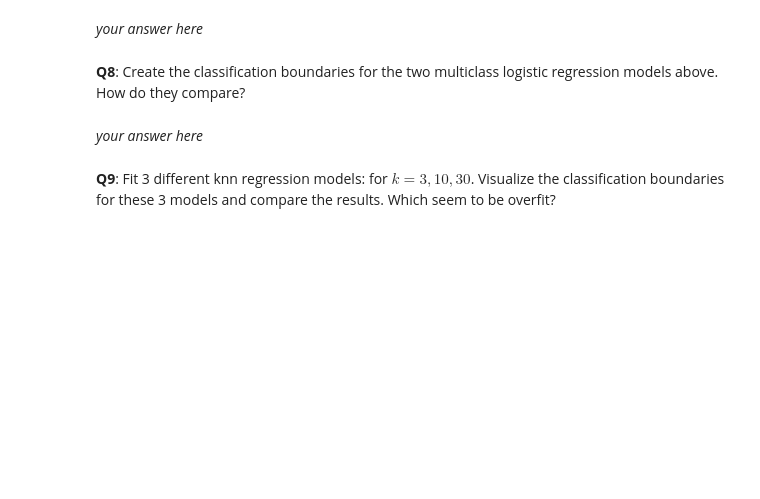
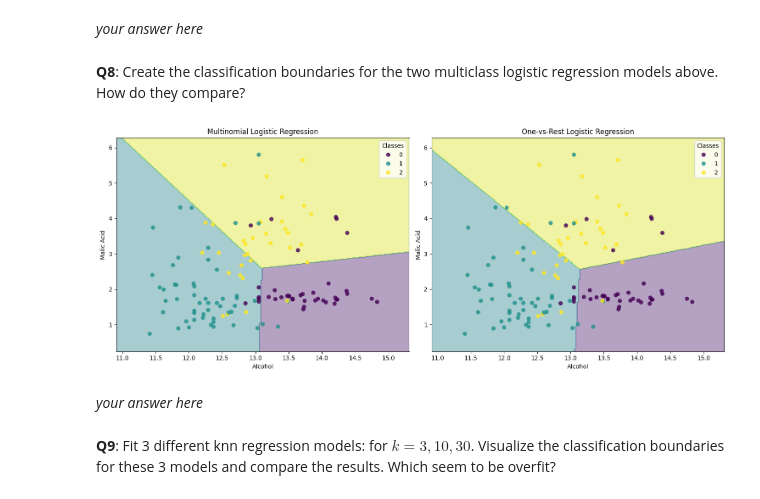
Before and after one commit to MuaazWahid/cs550, a Jupyter notebook: week6/hw/Module6-06-HW.ipynb, the cells around one changed output. Saved outputs shown, nothing was run; the diff lists cells and outputs as text; code cells hidden in the pictures; blank space fills up the shorter version.

```diff
--- a/week6/hw/Module6-06-HW.ipynb
+++ b/week6/hw/Module6-06-HW.ipynb
@@ -60,3 +65,5 @@ X_full.head()
+# %%
+X_train, X_test, y_train, y_test = train_test_split(X_full, y, test_size=0.7, random_state=109, shuffle=True)
 # %% [markdown]
 *your answer here*
 # %% [markdown]
@@ -71,0 +97,18 @@ X_full.head()
+# %%
+X_train_subset = X_train[['alcohol', 'malic_acid']]
+X_test_subset = X_test[['alcohol', 'malic_acid']]
+
+y_train_binary = (y_train == 0).astype(int)
+y_test_binary = (y_test == 0).astype(int)
+binary_model = LogisticRegression(random_state=109)
+binary_model.fit(X_train_subset, y_train_binary)
+
+multi_model = LogisticRegression(multi_class='multinomial', solver='lbfgs', random_state=109)
+multi_model.fit(X_train_subset, y_train)
+
+ovr_model = LogisticRegression(multi_class='ovr', random_state=109)
+ovr_model.fit(X_train_subset, y_train)
+
+print("binary indicator class 0:", binary_model.score(X_test_subset, y_test_binary))
+print("multinomial:", multi_model.score(X_test_subset, y_test))
+print("OvR logistic regression:", ovr_model.score(X_test_subset, y_test))
@@ -98,3 +220,32 @@ X_full.head()
+# %%
+x_min, x_max = X_test_subset['alcohol'].min() - 0.5, X_test_subset['alcohol'].max() + 0.5
+y_min, y_max = X_test_subset['malic_acid'].min() - 0.5, X_test_subset['malic_acid'].max() + 0.5
+xx, yy = np.meshgrid(np.arange(x_min, x_max, 0.02), np.arange(y_min, y_max, 0.02))
+
+fig, (ax1, ax2) = plt.subplots(1, 2, figsize=(15, 6))
+
+Z = multi_model.predict(np.c_[xx.ravel(), yy.ravel()])
+Z = Z.reshape(xx.shape)
+ax1.contourf(xx, yy, Z, alpha=0.4)
+scatter = ax1.scatter(X_test_subset['alcohol'], X_test_subset['malic_acid'], c=y_test, alpha=0.8)
+ax1.set_xlabel('Alcohol')
+ax1.set_ylabel('Malic Acid')
+ax1.set_title('Multinomial Logistic Regression')
+ax1.legend(*scatter.legend_elements(), title="Classes")
+
+Z = ovr_model.predict(np.c_[xx.ravel(), yy.ravel()])
+Z = Z.reshape(xx.shape)
+ax2.contourf(xx, yy, Z, alpha=0.4)
+scatter = ax2.scatter(X_test_subset['alcohol'], X_test_subset['malic_acid'], c=y_test, alpha=0.8)
+ax2.set_xlabel('Alcohol')
+ax2.set_ylabel('Malic Acid')
+ax2.set_title('One-vs-Rest Logistic Regression')
+ax2.legend(*scatter.legend_elements(), title="Classes")
+
+plt.tight_layout()
+plt.show()
+# %% [output]
+[figure, added]
 # %% [markdown]
 *your answer here*
 # %% [markdown]
```
Also changed, not shown: parts of 19 cells of this notebook.
